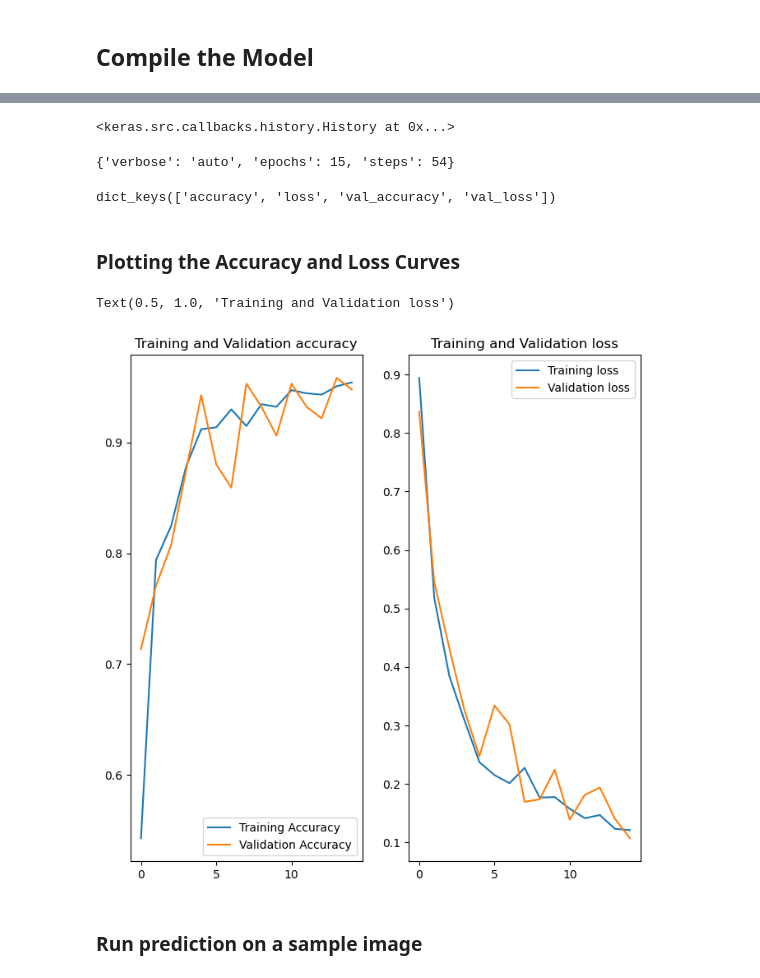
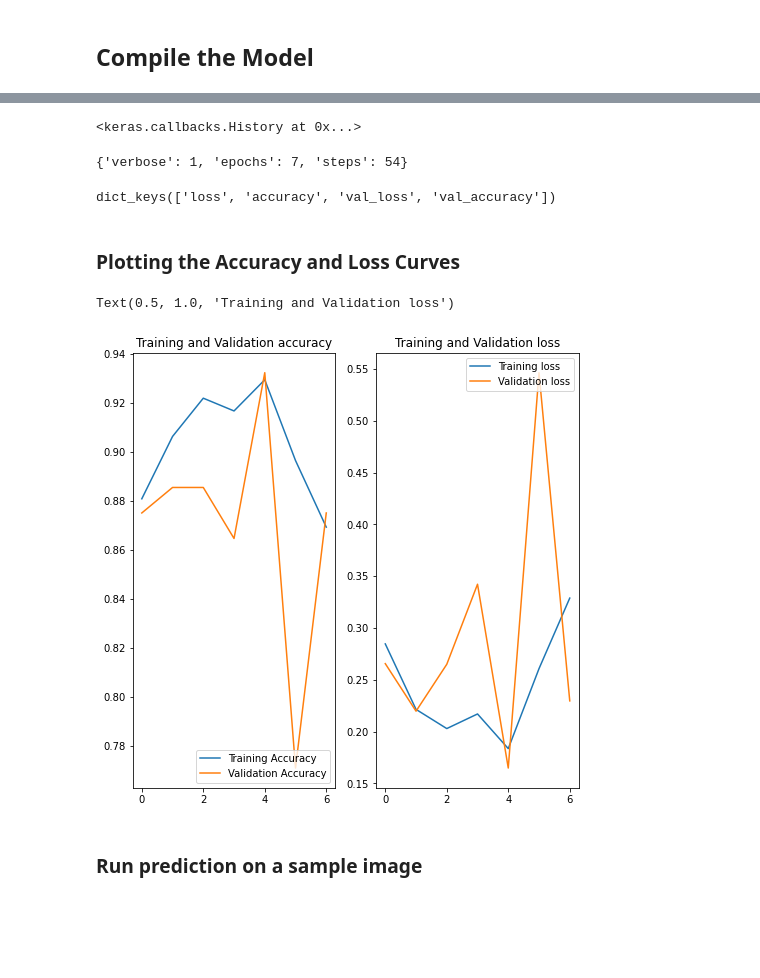
Before and after one commit to kimutai99/Potato-Leaf-Classification, a Jupyter notebook: potato classification.ipynb, the cells around one changed output, grey strips where cells are left out. Cells and saved outputs as stored; diff of their text form; code cells hidden in the pictures; blank space fills up the shorter version.

```diff
--- a/potato classification.ipynb
+++ b/potato classification.ipynb
@@ -230,7 +226,7 @@ early_stop=EarlyStopping(
 # %%
 cnn_history=cnn_model.fit(
   train_ds,
-  epochs=15,
+  epochs=7,
   validation_data=val_ds,
   batch_size=16,
 )
@@ -259,15 +252,15 @@ scores=cnn_model.evaluate(test_ds)
 # %%
 cnn_history
 # %% [output]
-<keras.src.callbacks.history.History at 0x...>
+<keras.callbacks.History at 0x...>
 # %%
 cnn_history.params
 # %% [output]
-{'verbose': 'auto', 'epochs': 15, 'steps': 54}
+{'verbose': 1, 'epochs': 7, 'steps': 54}
 # %%
 cnn_history.history.keys()
 # %% [output]
-dict_keys(['accuracy', 'loss', 'val_accuracy', 'val_loss'])
+dict_keys(['loss', 'accuracy', 'val_loss', 'val_accuracy'])
 # %% [markdown]
 ### Plotting the Accuracy and Loss Curves
 # %%
@@ -279,19 +272,19 @@ val_loss=cnn_history.history['val_loss']
 # %%
 plt.figure(figsize=(8,8))
 plt.subplot(1,2,1)
-plt.plot(range(15),acc,label='Training Accuracy')
-plt.plot(range(15),val_acc,label='Validation Accuracy')
+plt.plot(range(7),acc,label='Training Accuracy')
+plt.plot(range(7),val_acc,label='Validation Accuracy')
 plt.legend(loc='lower right')
 plt.title('Training and Validation accuracy')
 
 plt.subplot(1,2,2)
-plt.plot(range(15),loss,label='Training loss')
-plt.plot(range(15),val_loss,label='Validation loss')
+plt.plot(range(7),loss,label='Training loss')
+plt.plot(range(7),val_loss,label='Validation loss')
 plt.legend(loc='upper right')
 plt.title('Training and Validation loss')
 # %% [output]
 Text(0.5, 1.0, 'Training and Validation loss')
-[figure, old version]
+[figure, new version]
 # %% [markdown]
 ### Run prediction on a sample image
 # %%
```
Also changed, not shown: parts of 7 cells of this notebook, 11 other files.
